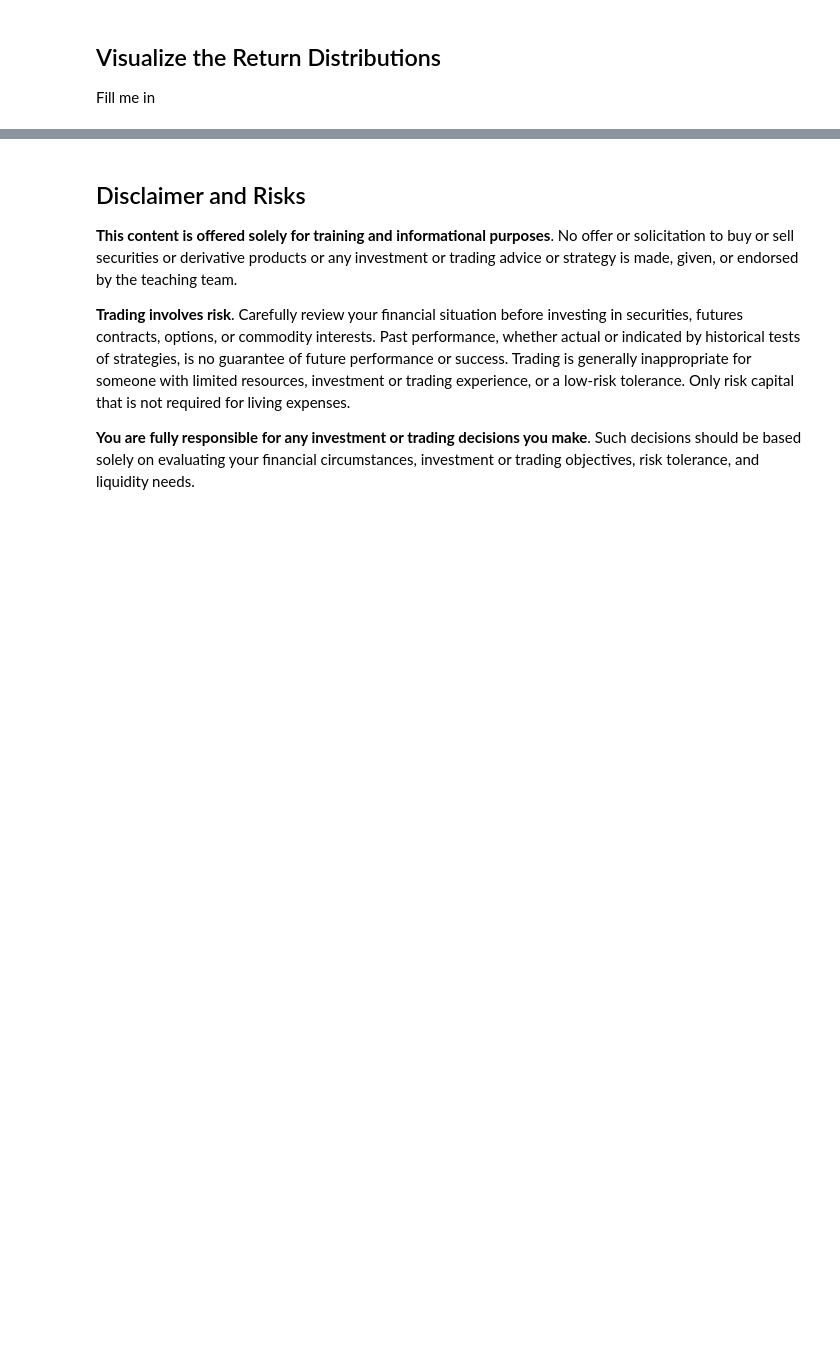
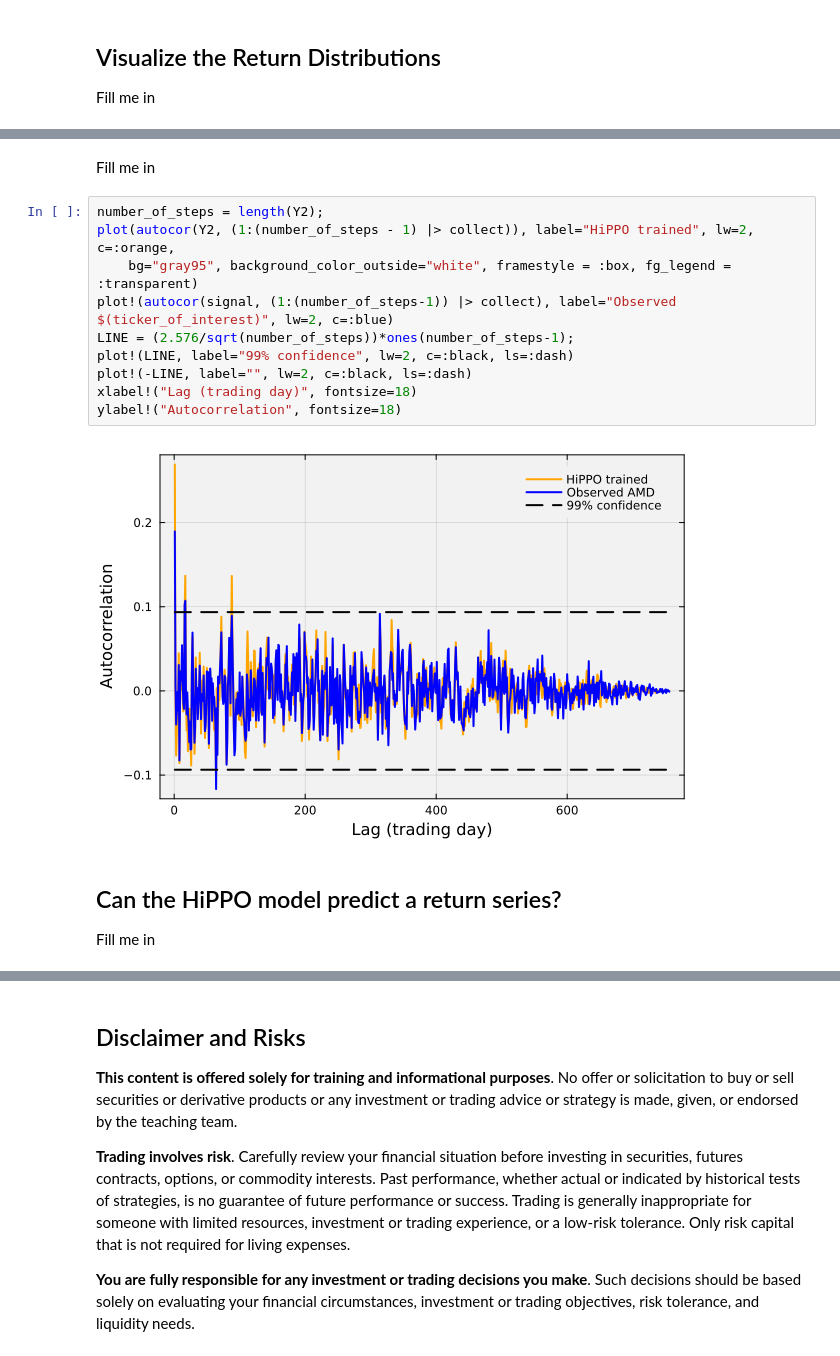
Before and after one commit to varnerlab/CHEME-130-eCornell-Repository, a Jupyter notebook: courses/CHEME-132/module-2/CHEME-132-Module-2-Advanced-Hippo-SSM.ipynb, the cells around one changed output, grey strips where cells are left out. Cells and saved outputs as stored; diff of their text form; blank space fills up the shorter version.

```diff
--- a/courses/CHEME-132/module-2/CHEME-132-Module-2-Advanced-Hippo-SSM.ipynb
+++ b/courses/CHEME-132/module-2/CHEME-132-Module-2-Advanced-Hippo-SSM.ipynb
@@ -149,0 +152,17 @@ density!(Y2, normalize=true, c=:red, label="Simulated (trained)")
+# %% [markdown]
+Fill me in
+# %%
+number_of_steps = length(Y2);
+plot(autocor(Y2, (1:(number_of_steps - 1) |> collect)), label="HiPPO trained", lw=2, c=:orange,
+    bg="gray95", background_color_outside="white", framestyle = :box, fg_legend = :transparent)
+plot!(autocor(signal, (1:(number_of_steps-1)) |> collect), label="Observed $(ticker_of_interest)", lw=2, c=:blue)
+LINE = (2.576/sqrt(number_of_steps))*ones(number_of_steps-1);
+plot!(LINE, label="99% confidence", lw=2, c=:black, ls=:dash)
+plot!(-LINE, label="", lw=2, c=:black, ls=:dash)
+xlabel!("Lag (trading day)", fontsize=18)
+ylabel!("Autocorrelation", fontsize=18)
+# %% [output]
+[figure, added]
+# %% [markdown]
+## Can the HiPPO model predict a return series?
+Fill me in
```
Also changed, not shown: parts of 10 cells of this notebook, 1 other file.
